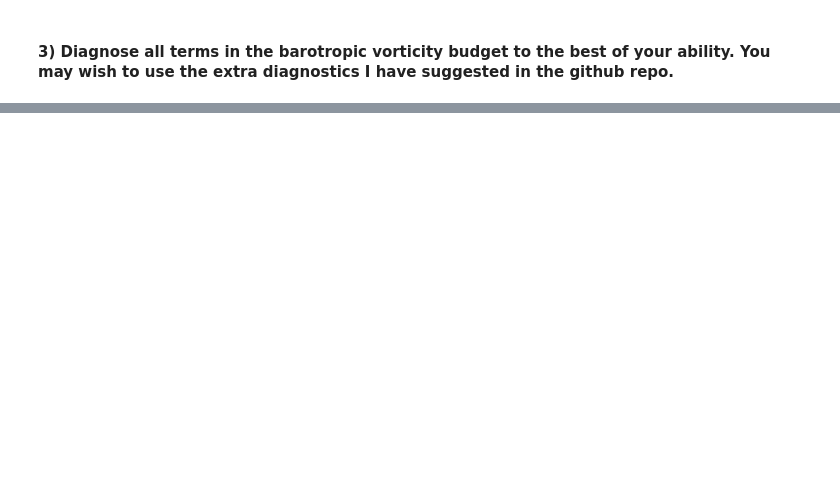
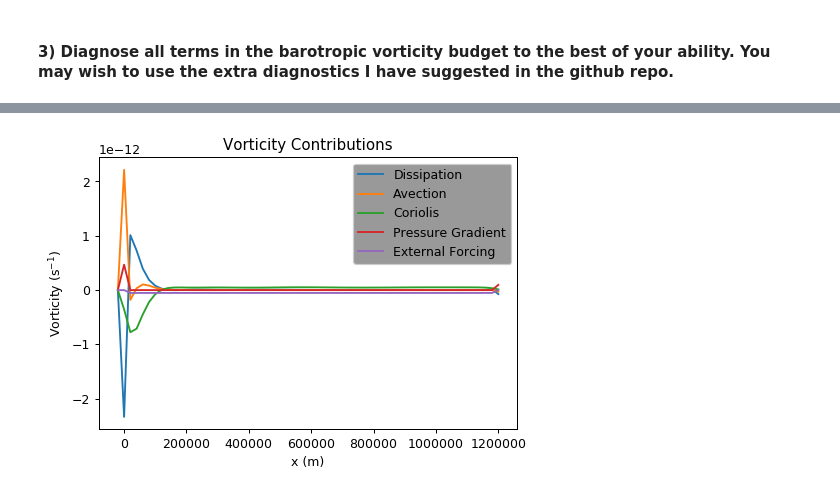
Before and after one commit to tyfolino/Ocean_Dynamics, a Jupyter notebook: Ocean_Dynamics_HW1.ipynb, the cells around one changed output, grey strips where cells are left out. Drawn from its saved outputs; the diff is of its cells as text; code cells hidden in the pictures; blank space fills up the shorter version.

```diff
--- a/Ocean_Dynamics_HW1.ipynb
+++ b/Ocean_Dynamics_HW1.ipynb
@@ -228,0 +285,13 @@ $$ \frac{\partial{Z}}{\partial{t}} + \vec{U}\cdotp\nabla Z + \beta V = A_h\nabla
+# %%
+def curl(u, v):
+    """
+    take the curl according to the seagrid definition
+    """
+    return (-grid.diff(u * ds.dxC, 'Y', boundary='extend') +
+             grid.diff(v * ds.dyC, 'X', boundary='extend')) / ds.rAz
+# %%
+terms_curl = [curl(u, v) for u, v in zip(terms_U, terms_V)]
+
+mask_z = ((1 - grid.interp(ds.hFacS, 'X', boundary='extend')) +
+          (1 - grid.interp(ds.hFacW, 'Y', boundary='extend'))) < 1.
+mask_z
@@ -228,0 +304,16 @@ $$ \frac{\partial{Z}}{\partial{t}} + \vec{U}\cdotp\nabla Z + \beta V = A_h\nabla
+# %%
+vmax=2e-13
+
+for term, name in zip(terms_curl, names):
+    plt.figure(dpi=90)
+    term[-1].where(mask_z).plot(vmax=vmax)
+    plt.title(name)
+    plt.xlabel('x (m)')
+    plt.ylabel('y (m)')
+
+plt.figure(dpi=90)
+sum(terms_curl)[-1].plot(vmax=vmax)
+plt.title('Sum of curl terms')
+plt.xlabel('x (m)')
+plt.ylabel('y (m)')
+plt.show()
@@ -228,0 +327,17 @@ $$ \frac{\partial{Z}}{\partial{t}} + \vec{U}\cdotp\nabla Z + \beta V = A_h\nabla
+# %%
+ds_vort = xr.merge([term.rename(name) for term, name in zip(terms_curl, names)])
+# %%
+ds_to_plot = ds_vort.isel(time=-1).sel(YG=600000, method='nearest')
+
+fig, ax = plt.subplots(dpi=90)
+ax.set_facecolor('white')
+for dvar in ds_to_plot:
+    ds_to_plot[dvar].plot(label=dvar, ax=ax)
+
+plt.title('Vorticity Contributions')
+plt.xlabel('x (m)')
+plt.ylabel(r'Vorticity (s$^{-1}$)')
+plt.legend()
+plt.show()
+# %% [output]
+[figure, added]
```
Also changed, not shown: parts of 20 cells of this notebook.
